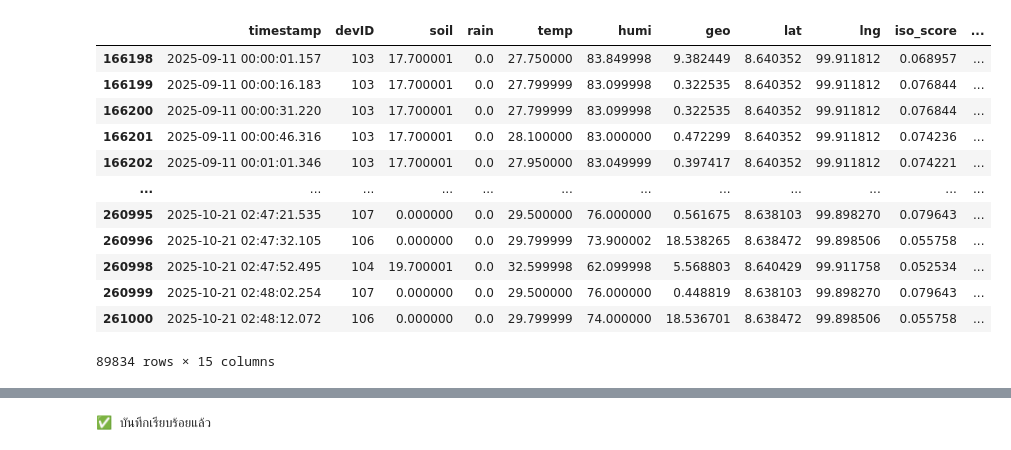
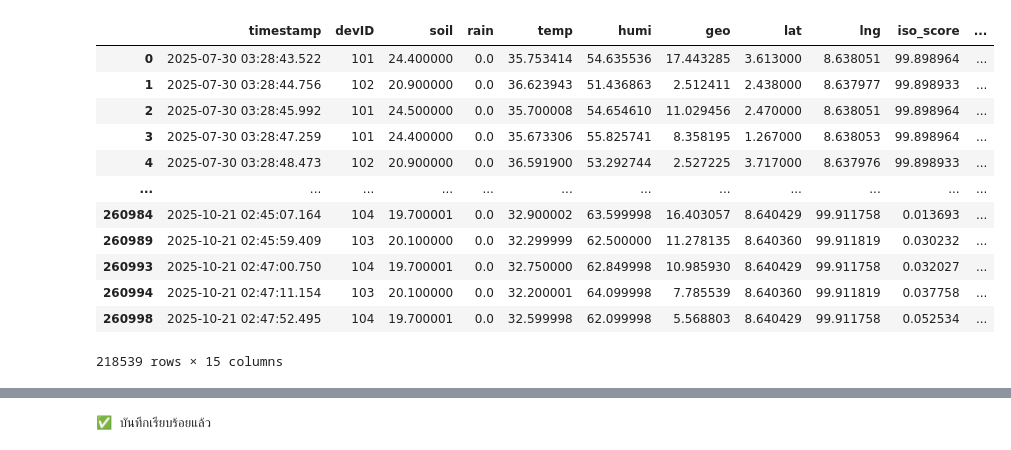
Before and after one commit to Ahmadaduwa/Landslide, a Jupyter notebook: DataCleaningSet2.ipynb, the cells around one changed output, grey strips where cells are left out. Saved outputs shown, nothing was run; the diff lists cells and outputs as text; code cells hidden in the pictures.

```diff
--- a/DataCleaningSet2.ipynb
+++ b/DataCleaningSet2.ipynb
@@ -17,51 +17,52 @@ for col in ['soil', 'rain', 'temp', 'humi', 'geo', 'lat', 'lng']:
     df[col] = pd.to_numeric(df[col], errors='coerce')
 df
 
 #df = df[~df['timestamp'].str.contains(r'\(ICT\)', na=False)]
 #df['timestamp'] = df['timestamp'].str.replace(r'\(ICT\)', '', regex=True).str.strip()
 
 def clean_and_format_timestamp(val):
     if pd.isnull(val):
         return None
     val = str(val).replace('(ICT)', '').strip()
     try:
         dt = pd.to_datetime(val)
         return dt.isoformat()
     except Exception:
         return None
 
 df['timestamp'] = df['timestamp'].apply(clean_and_format_timestamp)
 
 df.columns = df.columns.str.strip()
 df['timestamp'] = pd.to_datetime(df['timestamp'], errors='coerce')
-df = df.dropna(subset=['timestamp', 'geo', 'lstm_score'])
+df = df.dropna(subset=['timestamp', 'geo'])
 
 df = df.drop(columns=['Unnamed: 15'], errors='ignore')
-df = df[(df['lat'] > 1.0) & (df['lat'] < 8000.0)]
-df = df[df['lng'] > 15.0]
-df = df[df['soil'] >= 0]
+#df = df[(df['lat'] > 1.0) & (df['lat'] < 8000.0)]
+#df = df[df['lng'] > 15.0]
+df = df[df['soil'] > 0]
 df = df[df['rain'] >= 0]
+df = df[df['humi'] > 0]
 df = df[(df['geo'] >= 0) & (df['geo'] < 50)]
-df = df[df['temp'] >= 1]
+df = df[df['temp'] > 0]
 df = df[(df['devID'] > 0) & (df['devID'] < 1000)]
-df = df[df['timestamp'] > '2025-09-11']
+#df = df[df['timestamp'] > '2025-09-11']
 
 #df = df[df['devID'] == int(device)]
 df
 # %% [output]
 |  | timestamp | devID | soil | rain | temp | humi | geo | lat | lng | iso_score | ... |
-| 166198 | 2025-09-11 00:00:01.157 | 103 | 17.700001 | 0.0 | 27.750000 | 83.849998 | 9.382449 | 8.640352 | 99.911812 | 0.068957 | ... |
-| 166199 | 2025-09-11 00:00:16.183 | 103 | 17.700001 | 0.0 | 27.799999 | 83.099998 | 0.322535 | 8.640352 | 99.911812 | 0.076844 | ... |
-| 166200 | 2025-09-11 00:00:31.220 | 103 | 17.700001 | 0.0 | 27.799999 | 83.099998 | 0.322535 | 8.640352 | 99.911812 | 0.076844 | ... |
-| 166201 | 2025-09-11 00:00:46.316 | 103 | 17.700001 | 0.0 | 28.100000 | 83.000000 | 0.472299 | 8.640352 | 99.911812 | 0.074236 | ... |
-| 166202 | 2025-09-11 00:01:01.346 | 103 | 17.700001 | 0.0 | 27.950000 | 83.049999 | 0.397417 | 8.640352 | 99.911812 | 0.074221 | ... |
+| 0 | 2025-07-30 03:28:43.522 | 101 | 24.400000 | 0.0 | 35.753414 | 54.635536 | 17.443285 | 3.613000 | 8.638051 | 99.898964 | ... |
+| 1 | 2025-07-30 03:28:44.756 | 102 | 20.900000 | 0.0 | 36.623943 | 51.436863 | 2.512411 | 2.438000 | 8.637977 | 99.898933 | ... |
+| 2 | 2025-07-30 03:28:45.992 | 101 | 24.500000 | 0.0 | 35.700008 | 54.654610 | 11.029456 | 2.470000 | 8.638051 | 99.898964 | ... |
+| 3 | 2025-07-30 03:28:47.259 | 101 | 24.400000 | 0.0 | 35.673306 | 55.825741 | 8.358195 | 1.267000 | 8.638053 | 99.898964 | ... |
+| 4 | 2025-07-30 03:28:48.473 | 102 | 20.900000 | 0.0 | 36.591900 | 53.292744 | 2.527225 | 3.717000 | 8.637976 | 99.898933 | ... |
 | ... | ... | ... | ... | ... | ... | ... | ... | ... | ... | ... | ... |
-| 260995 | 2025-10-21 02:47:21.535 | 107 | 0.000000 | 0.0 | 29.500000 | 76.000000 | 0.561675 | 8.638103 | 99.898270 | 0.079643 | ... |
-| 260996 | 2025-10-21 02:47:32.105 | 106 | 0.000000 | 0.0 | 29.799999 | 73.900002 | 18.538265 | 8.638472 | 99.898506 | 0.055758 | ... |
+| 260984 | 2025-10-21 02:45:07.164 | 104 | 19.700001 | 0.0 | 32.900002 | 63.599998 | 16.403057 | 8.640429 | 99.911758 | 0.013693 | ... |
+| 260989 | 2025-10-21 02:45:59.409 | 103 | 20.100000 | 0.0 | 32.299999 | 62.500000 | 11.278135 | 8.640360 | 99.911819 | 0.030232 | ... |
+| 260993 | 2025-10-21 02:47:00.750 | 104 | 19.700001 | 0.0 | 32.750000 | 62.849998 | 10.985930 | 8.640429 | 99.911758 | 0.032027 | ... |
+| 260994 | 2025-10-21 02:47:11.154 | 103 | 20.100000 | 0.0 | 32.200001 | 64.099998 | 7.785539 | 8.640360 | 99.911819 | 0.037758 | ... |
 | 260998 | 2025-10-21 02:47:52.495 | 104 | 19.700001 | 0.0 | 32.599998 | 62.099998 | 5.568803 | 8.640429 | 99.911758 | 0.052534 | ... |
-| 260999 | 2025-10-21 02:48:02.254 | 107 | 0.000000 | 0.0 | 29.500000 | 76.000000 | 0.448819 | 8.638103 | 99.898270 | 0.079643 | ... |
-| 261000 | 2025-10-21 02:48:12.072 | 106 | 0.000000 | 0.0 | 29.799999 | 74.000000 | 18.536701 | 8.638472 | 99.898506 | 0.055758 | ... |
-89834 rows × 15 columns
+218539 rows × 15 columns
 # %%
 df.describe()
 # %% [output]
```
Also changed, not shown: parts of 8 cells of this notebook, 15 other files.
